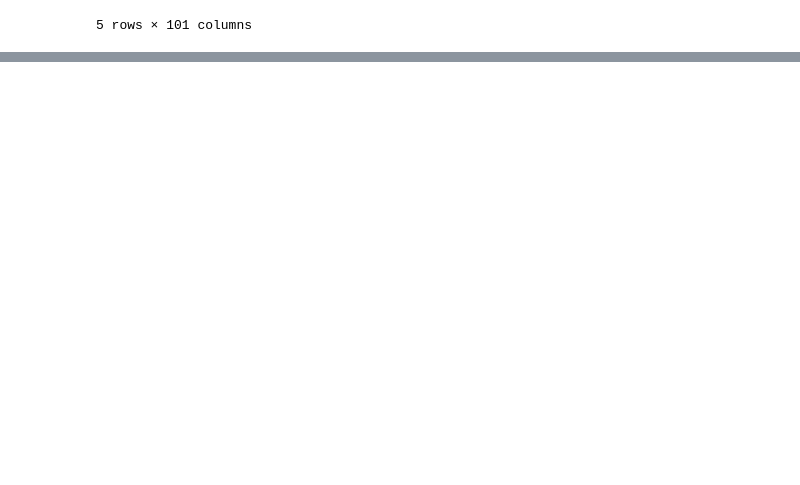
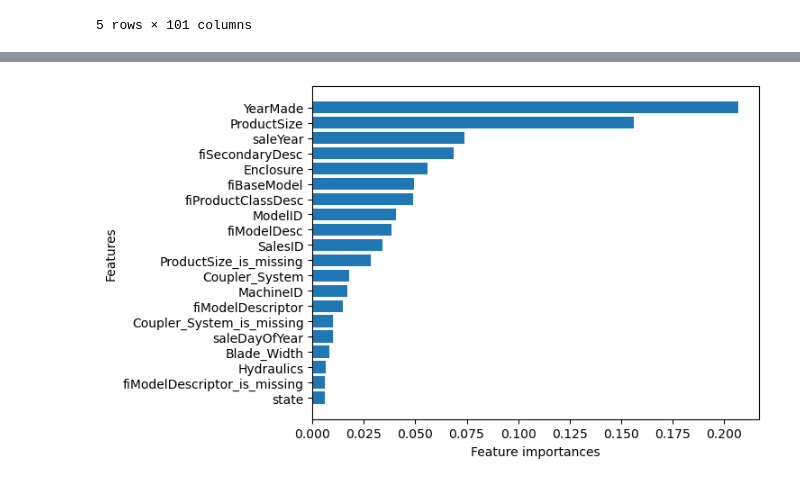
Before and after one commit to harishthampi/MachineLearningMaster, a Jupyter notebook: price_prediction_regression_project/price_prediction_regression_project.ipynb, the cells around one changed output, grey strips where cells are left out. Cells and saved outputs as stored; diff of their text form; code cells hidden in the pictures; blank space fills up the shorter version.

```diff
--- a/price_prediction_regression_project/price_prediction_regression_project.ipynb
+++ b/price_prediction_regression_project/price_prediction_regression_project.ipynb
@@ -1037,0 +1122,17 @@ set(X_train.columns) - set(df_test.columns)
+# %%
+# Helper function for plotting feature importance
+def plot_features(columns,importances,n=20):
+    df = (pd.DataFrame({"features":columns,
+                       "feature_importances":importances}) # Creates a DataFrame with two columns: "features" (names) and "feature_importances" (values)
+         .sort_values("feature_importances",ascending=False) # Sorts the rows by importance in descending order (most important first).
+         .reset_index(drop=True))# Resets the index so it goes from 0 to N-1 after sorting. drop=True avoids keeping the old index as a new column.
+    #Plot the dataframe
+    fig,ax = plt.subplots()
+    ax.barh(df["features"][:n],df["feature_importances"][:20])
+    ax.set_ylabel("Features")
+    ax.set_xlabel("Feature importances")
+    ax.invert_yaxis()
+# %%
+plot_features(X_train.columns,ideal_model.feature_importances_)
+# %% [output]
+[figure, added]
```
Also changed, not shown: parts of 35 cells of this notebook.
